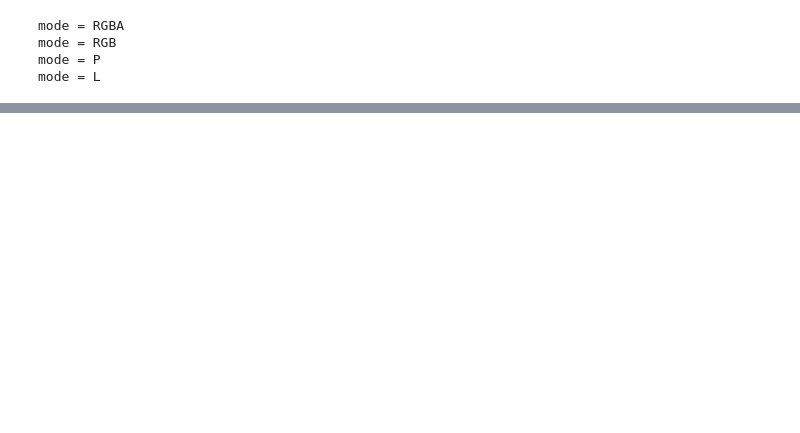
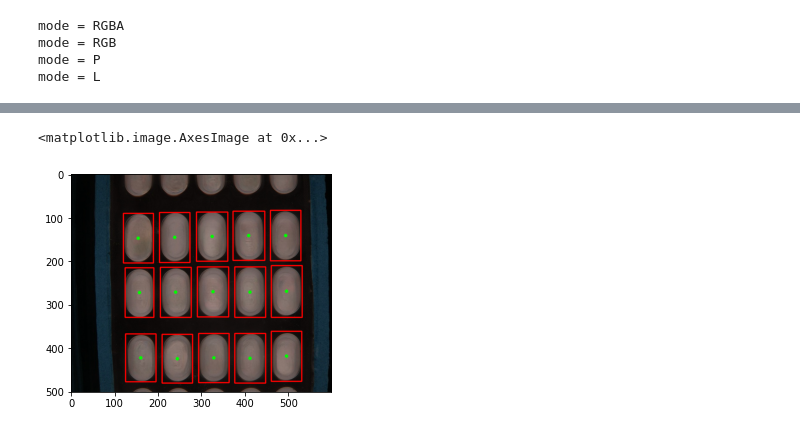
Before and after one commit to lamsd/DrugDatabase, a Jupyter notebook: B3.ipynb, the cells around one changed output, grey strips where cells are left out. Cells and saved outputs as stored; diff of their text form; code cells hidden in the pictures; blank space fills up the shorter version.

```diff
--- a/B3.ipynb
+++ b/B3.ipynb
@@ -368,0 +407,5 @@ mode = L
+# %%
+path_file = f"Dataof/labels_my-project-name_2023-03-22-11-12-24.csv"
+# %%
+df = pd.read_csv(path_file)
+df.head(5)
@@ -368,0 +419,14 @@ mode = L
+# %%
+img_path = df["image_name"].loc[0]
+img = cv2.imread(os.path.join("background", img_path))
+ls_data = []
+for i in range(df.shape[0]):
+    x, y, w, h = df["bbox_x"].iloc[i], df["bbox_y"].iloc[i], df["bbox_width"].iloc[i], df["bbox_height"].iloc[i]
+    center = (int(x+w/2), int(y+h/2))
+    ls_data.append([int(x+w/2), int(y+h/2), w, h])
+    img = cv2.rectangle(img, (x, y), (x+w, y+h), (255, 0, 0), 2)
+    img = cv2.circle(img, center, radius=4, color=(0, 255, 0), thickness=-1)
+plt.imshow(img)
+# %% [output]
+<matplotlib.image.AxesImage at 0x...>
+[figure, added]
```
Also changed, not shown: parts of 9 cells of this notebook, 3 other files.
